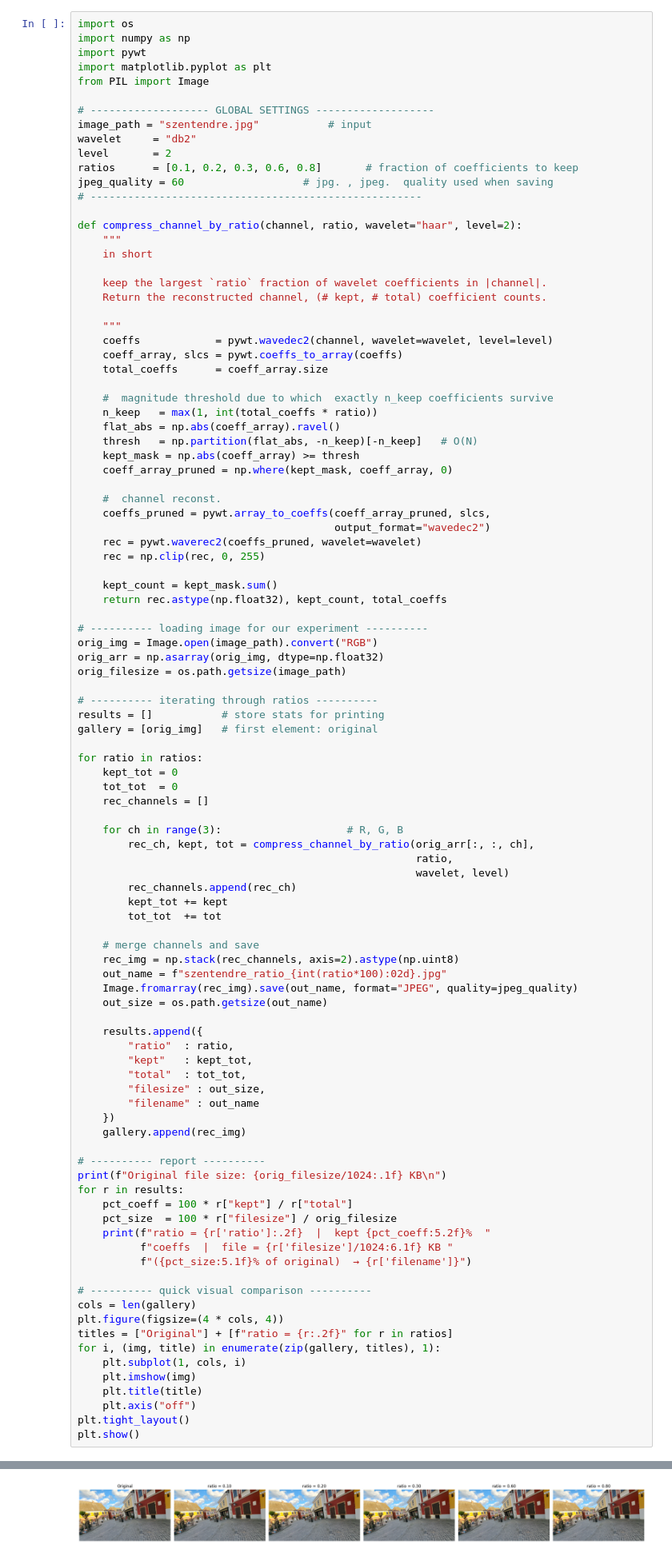
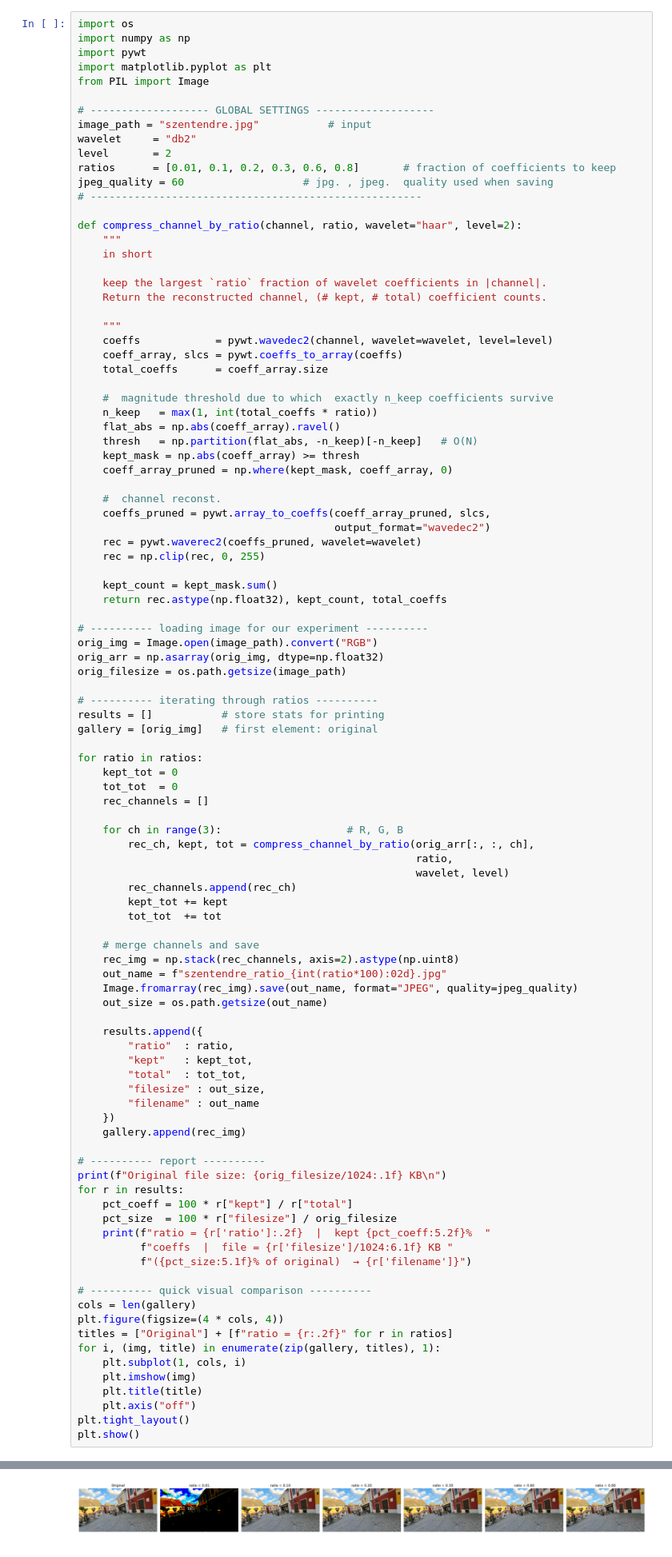
Before and after one commit to artsaha/wavelet-compress, a Jupyter notebook: wavelet_comp.ipynb, the cells around one changed output, grey strips where cells are left out. Shown at 80% size. Saved outputs shown, nothing was run; the diff lists cells and outputs as text.

```diff
--- a/wavelet_comp.ipynb
+++ b/wavelet_comp.ipynb
@@ -171,7 +171,7 @@ from PIL import Image
 image_path = "szentendre.jpg"           # input
 wavelet     = "db2"
 level       = 2
-ratios      = [0.1, 0.2, 0.3, 0.6, 0.8]       # fraction of coefficients to keep
+ratios      = [0.01, 0.1, 0.2, 0.3, 0.6, 0.8]       # fraction of coefficients to keep
 jpeg_quality = 60                   # jpg. , jpeg.  quality used when saving
 # -----------------------------------------------------
 
@@ -266,9 +267,9 @@ Original file size: 3454.7 KB
 ratio = 0.10  |  kept 10.00%  coeffs  |  file = 1008.0 KB ( 29.2% of original)  → szentendre_ratio_10.jpg
 ratio = 0.20  |  kept 20.00%  coeffs  |  file = 1059.3 KB ( 30.7% of original)  → szentendre_ratio_20.jpg
 ratio = 0.30  |  kept 30.00%  coeffs  |  file = 1093.3 KB ( 31.6% of original)  → szentendre_ratio_30.jpg
 ratio = 0.60  |  kept 60.00%  coeffs  |  file = 1129.7 KB ( 32.7% of original)  → szentendre_ratio_60.jpg
 ratio = 0.80  |  kept 80.00%  coeffs  |  file = 1134.4 KB ( 32.8% of original)  → szentendre_ratio_80.jpg
-[figure, old version]
+[figure, new version]
 # %%
 pywt.wavelist('db')
 # %% [output]
```
Also changed, not shown: parts of 1 cell of this notebook, 2 other files.
